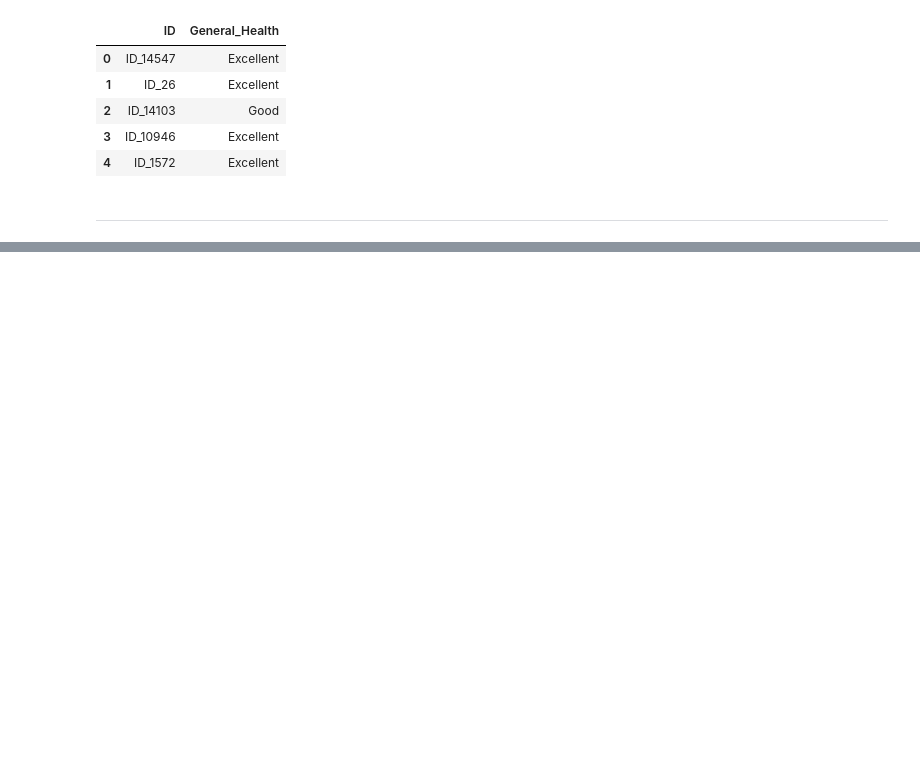
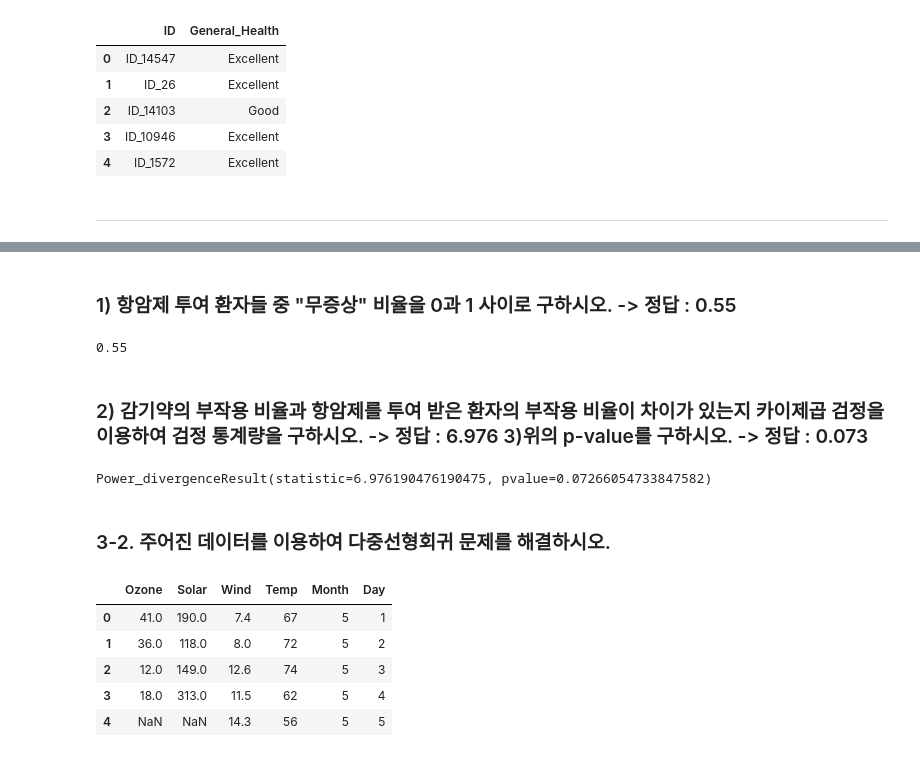
Before and after one commit to Jugahy/-, a Jupyter notebook: 기출/6회 기출 변형.ipynb, the cells around one changed output, grey strips where cells are left out. Drawn from its saved outputs; the diff is of its cells as text; code cells hidden in the pictures; blank space fills up the shorter version.

```diff
--- a/기출/6회 기출 변형.ipynb
+++ b/기출/6회 기출 변형.ipynb
@@ -217,0 +259,38 @@ test f1score 0.5292976532907459
+# %% [markdown]
+### 1) 항암제 투여 환자들 중 "무증상" 비율을 0과 1 사이로 구하시오. -> 정답 : 0.55
+# %%
+cnt = len(df[df["항암제"] == "무증상"])
+
+total = len(df["항암제"])
+result = cnt / total
+
+print(result)
+# %% [output]
+0.55
+# %% [markdown]
+### 2) 감기약의 부작용 비율과 항암제를 투여 받은 환자의 부작용 비율이 차이가 있는지 카이제곱 검정을 이용하여 검정 통계량을 구하시오. -> 정답 : 6.976 </br></br> 3)위의 p-value를 구하시오. -> 정답 : 0.073
+# %%
+from scipy.stats import chisquare
+
+val1 = df["항암제"].value_counts().to_list()
+val2 = [0.7 * total, 0.1 * total, 0.05 * total, 0.15 * total]
+
+print(chisquare(val1, val2))
+# %% [output]
+Power_divergenceResult(statistic=6.976190476190475, pvalue=0.07266054733847582)
+# %% [markdown]
+### 3-2. 주어진 데이터를 이용하여 다중선형회귀 문제를 해결하시오.
+# %%
+import pandas as pd
+
+# CSV 파일 불러오기
+df = pd.read_csv('https://raw.githubusercontent.com/YoungjinBD/dataset/main/data_6_3_2.csv')
+
+df.head()
+# %% [output]
+|  | Ozone | Solar | Wind | Temp | Month | Day |
+| 0 | 41.0 | 190.0 | 7.4 | 67 | 5 | 1 |
+| 1 | 36.0 | 118.0 | 8.0 | 72 | 5 | 2 |
+| 2 | 12.0 | 149.0 | 12.6 | 74 | 5 | 3 |
+| 3 | 18.0 | 313.0 | 11.5 | 62 | 5 | 4 |
+| 4 | NaN | NaN | 14.3 | 56 | 5 | 5 |
```
Also changed, not shown: parts of 8 cells of this notebook.
